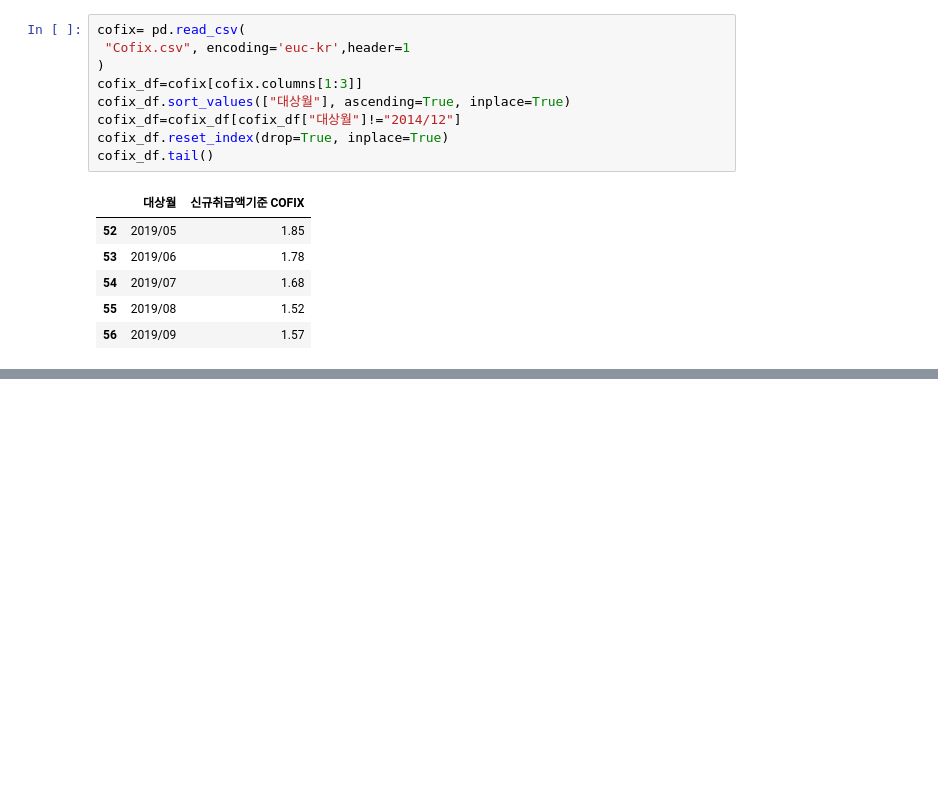
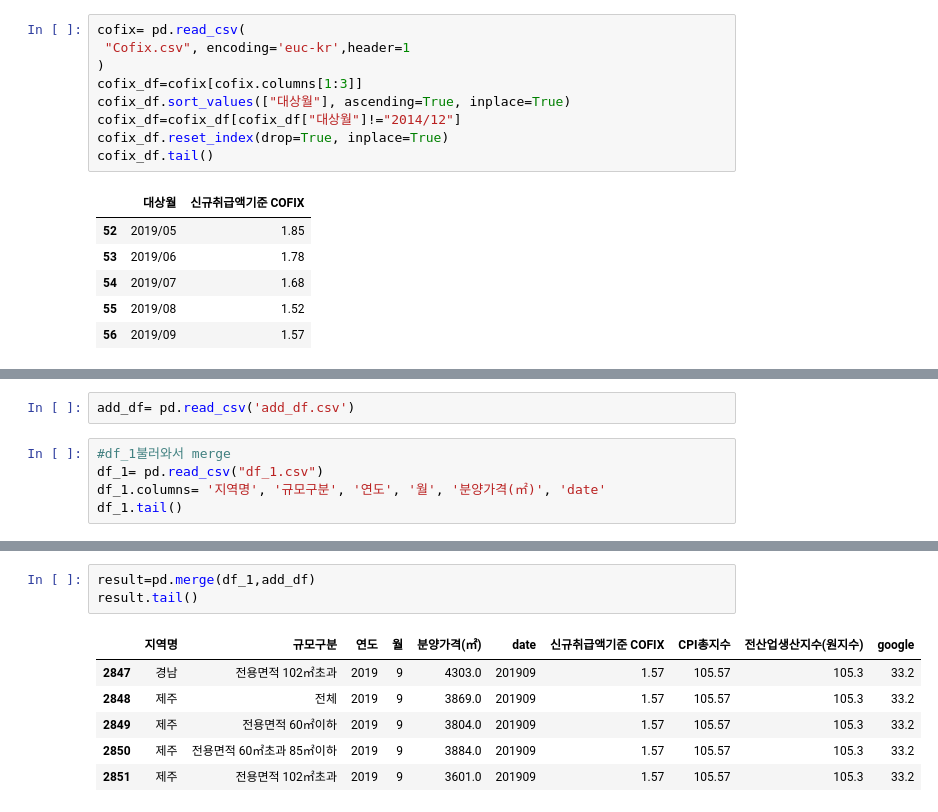
Before and after one commit to trhgu/EDA_project, a Jupyter notebook: Price_of_Apt.ipynb, the cells around one changed output, grey strips where cells are left out. Drawn from its saved outputs; the diff is of its cells as text; blank space fills up the shorter version.

Commit message:
feat: merge - 날짜 데이터 형식 통일 - 2가지 방법으로(concat, merge)로 데이터프레임 합치기 - merge한 데이터 모두 합쳐서 하나의 데이터 만들기(dummies 있는 DF가 아닌 원본으로)

```diff
--- a/Price_of_Apt.ipynb
+++ b/Price_of_Apt.ipynb
@@ -185,0 +321,7 @@ iaip_df.tail()
+# %%
+add_df= pd.read_csv('add_df.csv')
+# %%
+#df_1불러와서 merge
+df_1= pd.read_csv("df_1.csv")
+df_1.columns= '지역명', '규모구분', '연도', '월', '분양가격(㎡)', 'date'
+df_1.tail()
@@ -185,0 +335,10 @@ iaip_df.tail()
+# %%
+result=pd.merge(df_1,add_df)
+result.tail()
+# %% [output]
+|  | 지역명 | 규모구분 | 연도 | 월 | 분양가격(㎡) | date | 신규취급액기준 COFIX | CPI총지수 | 전산업생산지수(원지수) | google |
+| 2847 | 경남 | 전용면적 102㎡초과 | 2019 | 9 | 4303.0 | 201909 | 1.57 | 105.57 | 105.3 | 33.2 |
+| 2848 | 제주 | 전체 | 2019 | 9 | 3869.0 | 201909 | 1.57 | 105.57 | 105.3 | 33.2 |
+| 2849 | 제주 | 전용면적 60㎡이하 | 2019 | 9 | 3804.0 | 201909 | 1.57 | 105.57 | 105.3 | 33.2 |
+| 2850 | 제주 | 전용면적 60㎡초과 85㎡이하 | 2019 | 9 | 3884.0 | 201909 | 1.57 | 105.57 | 105.3 | 33.2 |
+| 2851 | 제주 | 전용면적 102㎡초과 | 2019 | 9 | 3601.0 | 201909 | 1.57 | 105.57 | 105.3 | 33.2 |
```
Also changed, not shown: parts of 21 cells of this notebook.
